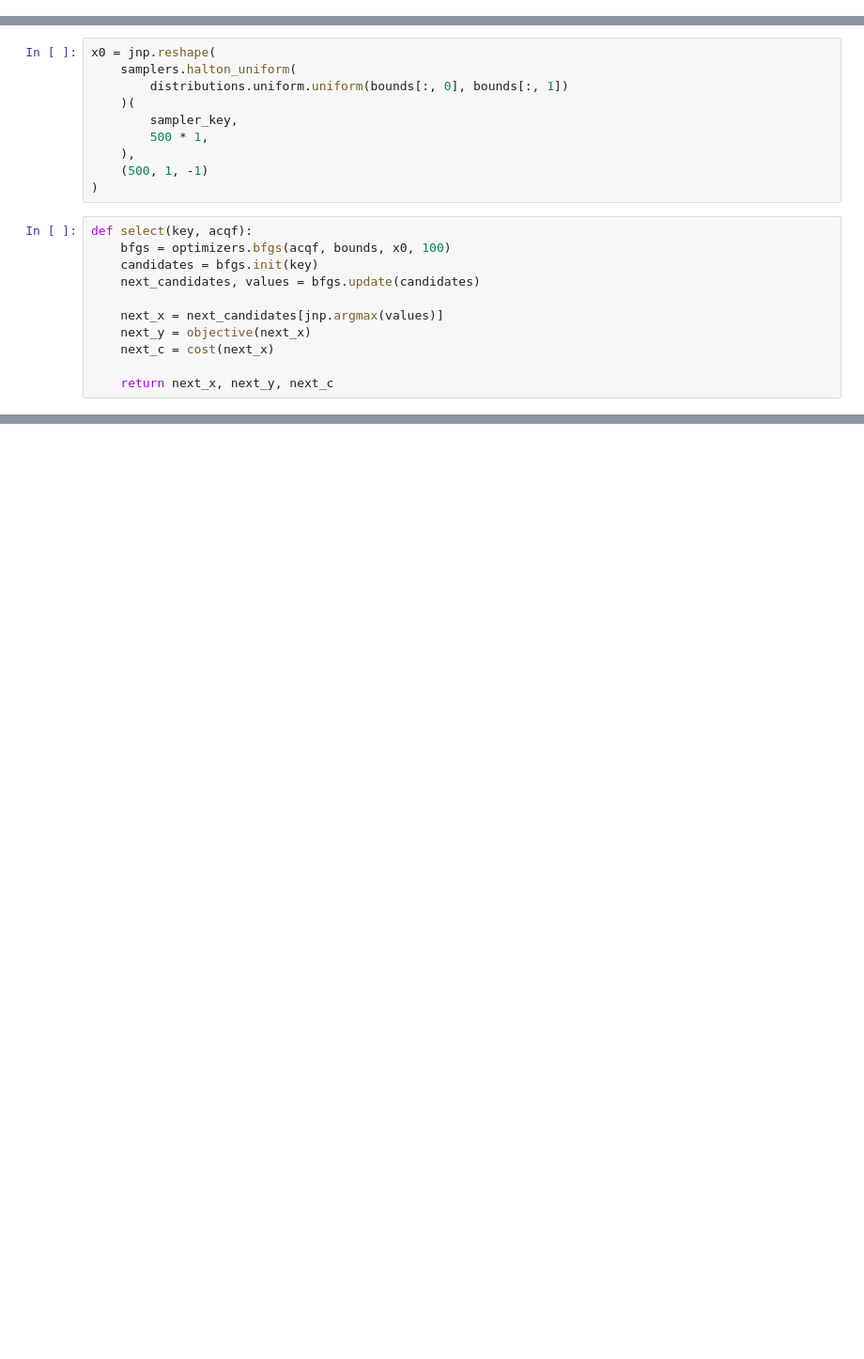
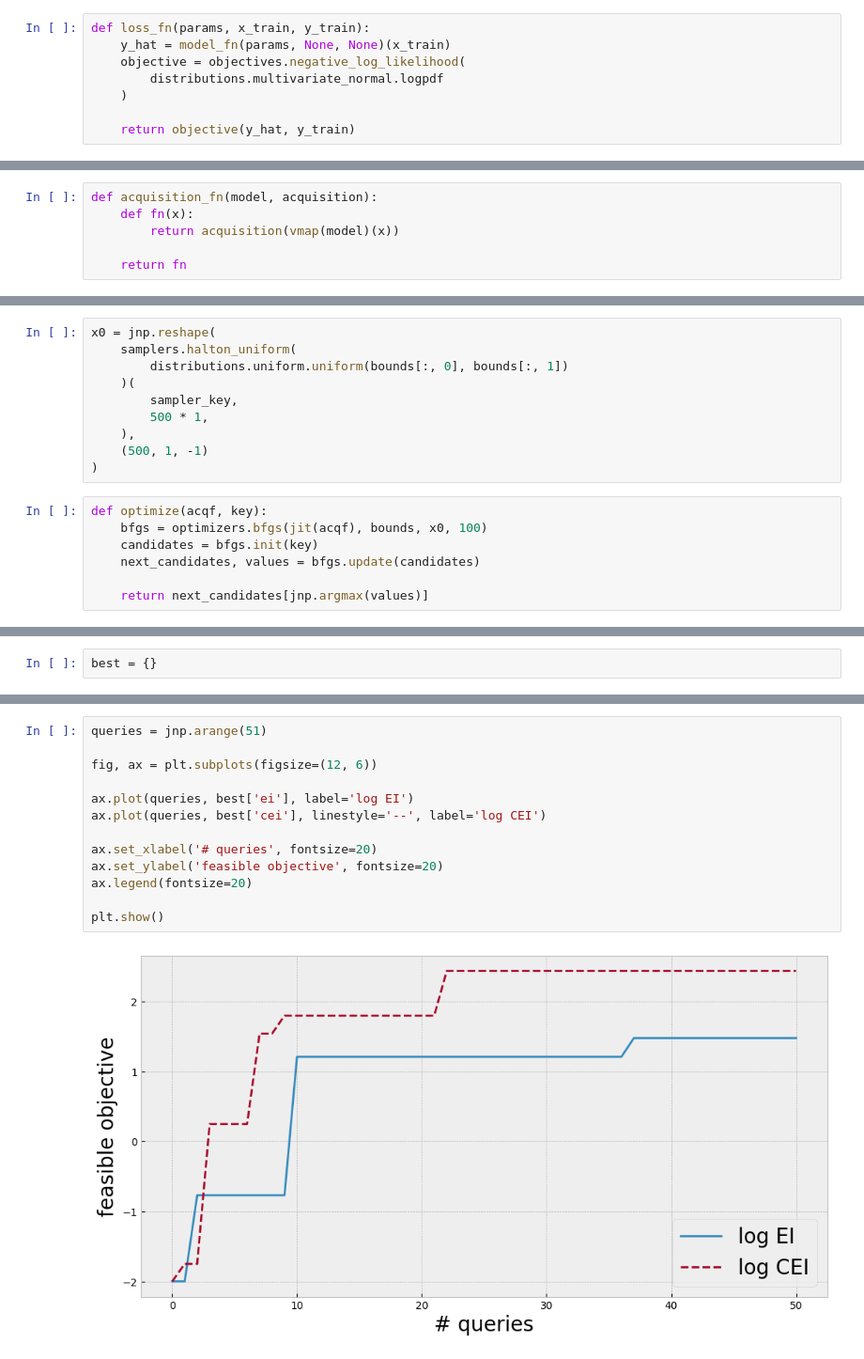
Before and after one commit to Lando-L/boax, a Jupyter notebook: docs/source/guides/Constrained_Optimization.ipynb, the cells around one changed output, grey strips where cells are left out. Shown: that part at 94% size. Drawn from its saved outputs; the diff is of its cells as text; blank space fills up the shorter version.

```diff
--- a/docs/source/guides/Constrained_Optimization.ipynb
+++ b/docs/source/guides/Constrained_Optimization.ipynb
@@ -109,0 +116,8 @@ As the first step, we initialize the model's parameters, followed by the definit
+# %%
+def loss_fn(params, x_train, y_train):
+    y_hat = model_fn(params, None, None)(x_train)
+    objective = objectives.negative_log_likelihood(
+        distributions.multivariate_normal.logpdf
+    )
+
+    return objective(y_hat, y_train)
@@ -196,0 +156,6 @@ For that, we define an optimizer using `optimization.optimizers`. In addition to
+# %%
+def acquisition_fn(model, acquisition):
+    def fn(x):
+        return acquisition(vmap(model)(x))
+
+    return fn
@@ -205,16 +172,12 @@ x0 = jnp.reshape(
     (500, 1, -1)
 )
 # %%
-def select(key, acqf):
-    bfgs = optimizers.bfgs(acqf, bounds, x0, 100)
+def optimize(acqf, key):
+    bfgs = optimizers.bfgs(jit(acqf), bounds, x0, 100)
     candidates = bfgs.init(key)
     next_candidates, values = bfgs.update(candidates)
 
-    next_x = next_candidates[jnp.argmax(values)]
-    next_y = objective(next_x)
-    next_c = cost(next_x)
-
-    return next_x, next_y, next_c
+    return next_candidates[jnp.argmax(values)]
 # %% [markdown]
 ## Running the experiment
 
@@ -221,0 +185,2 @@ Finally we have everything setup to run the bayesian optimization loop. Unfortun
+# %%
+best = {}
@@ -264,0 +250,15 @@ Best feasible value at step 50/50: 2.427349752778683
+# %%
+queries = jnp.arange(51)
+
+fig, ax = plt.subplots(figsize=(12, 6))
+
+ax.plot(queries, best['ei'], label='log EI')
+ax.plot(queries, best['cei'], linestyle='--', label='log CEI')
+
+ax.set_xlabel('# queries', fontsize=20)
+ax.set_ylabel('feasible objective', fontsize=20)
+ax.legend(fontsize=20)
+
+plt.show()
+# %% [output]
+[figure, added]
```
Also changed, not shown: parts of 17 cells of this notebook, 57 other files.
